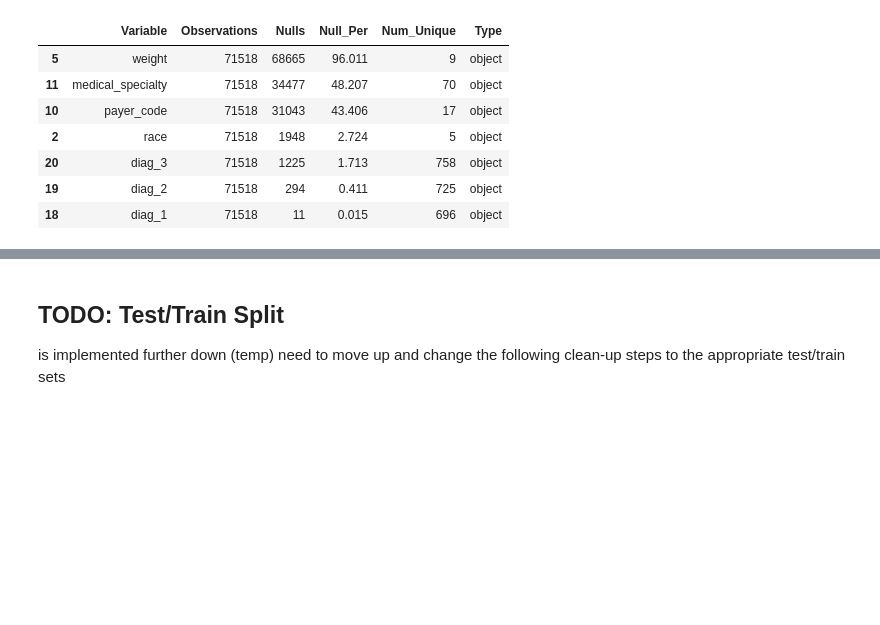
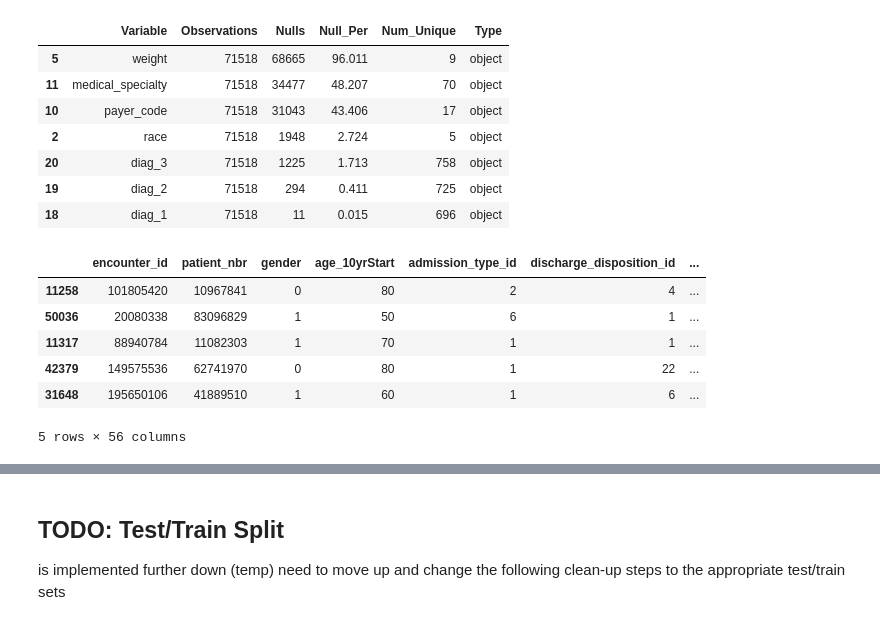
Before and after one commit to bcullinan32/ML_Course, a Jupyter notebook: Class-Data-Clean-Up.ipynb, the cells around one changed output, grey strips where cells are left out. Saved outputs shown, nothing was run; the diff lists cells and outputs as text; code cells hidden in the pictures; blank space fills up the shorter version.

```diff
--- a/Class-Data-Clean-Up.ipynb
+++ b/Class-Data-Clean-Up.ipynb
@@ -174,3 +209,10 @@ def AdditionalClean (df):
+# %%
+# Clean DF Function For Response -- Wraps Steps into one function so I can run on multiple versions of a DF
+## Seems strange that it only calls another function, wanted structure in case I added other steps
+
+def Clean_ResponseVar (df_to_clean):
+    df_to_clean = EncodeResponse(df_to_clean)
+    return df_to_clean
 # %%
 #  Split function
 ## Note: set test size to 20%
@@ -339,6 +399,3 @@ Count of Variables with null : 7
 | 20 | diag_3 | 71518 | 1225 | 1.713 | 758 | object |
 | 19 | diag_2 | 71518 | 294 | 0.411 | 725 | object |
 | 18 | diag_1 | 71518 | 11 | 0.015 | 696 | object |
-# %%
-# Null Clean-Up1 -- Drop Columns with high % of nulls, that aren't worth filling
-mainData = mainData.drop(columns=['weight','medical_specialty','payer_code'])
@@ -364,2 +402,26 @@ mainData = mainData[~mainData['discharge_disposition_id'].isin(expCodes)]
+# %%
+# Specify Medications for Encoding
+medCols = ['metformin','repaglinide','nateglinide','chlorpropamide','glimepiride',
+            'acetohexamide','glipizide','glyburide','tolbutamide','pioglitazone',
+            'rosiglitazone','acarbose','miglitol','troglitazone','tolazamide','examide',
+            'citoglipton','insulin','glyburide.metformin','glipizide.metformin','glimepiride.pioglitazone',
+            'metformin.rosiglitazone','metformin.pioglitazone']
+
+# Set Function Params
+df_to_clean = mainData
+ordEncode_Vars = medCols
+ordEncode_order = ['No','Down','Steady','Up']
+
+cleanDF = Clean_DF_Wrapper(df_to_clean,ordEncode_Vars,ordEncode_order,medCols)
+cleanDF = Clean_ResponseVar(cleanDF)
+cleanDF.sample(5)
+# %% [output]
+|  | encounter_id | patient_nbr | gender | age_10yrStart | admission_type_id | discharge_disposition_id | ... |
+| 11258 | 101805420 | 10967841 | 0 | 80 | 2 | 4 | ... |
+| 50036 | 20080338 | 83096829 | 1 | 50 | 6 | 1 | ... |
+| 11317 | 88940784 | 11082303 | 1 | 70 | 1 | 1 | ... |
+| 42379 | 149575536 | 62741970 | 0 | 80 | 1 | 22 | ... |
+| 31648 | 195650106 | 41889510 | 1 | 60 | 1 | 6 | ... |
+5 rows × 56 columns
 # %%
 # Re-Run Null Summary
```
Also changed, not shown: parts of 31 cells of this notebook.
